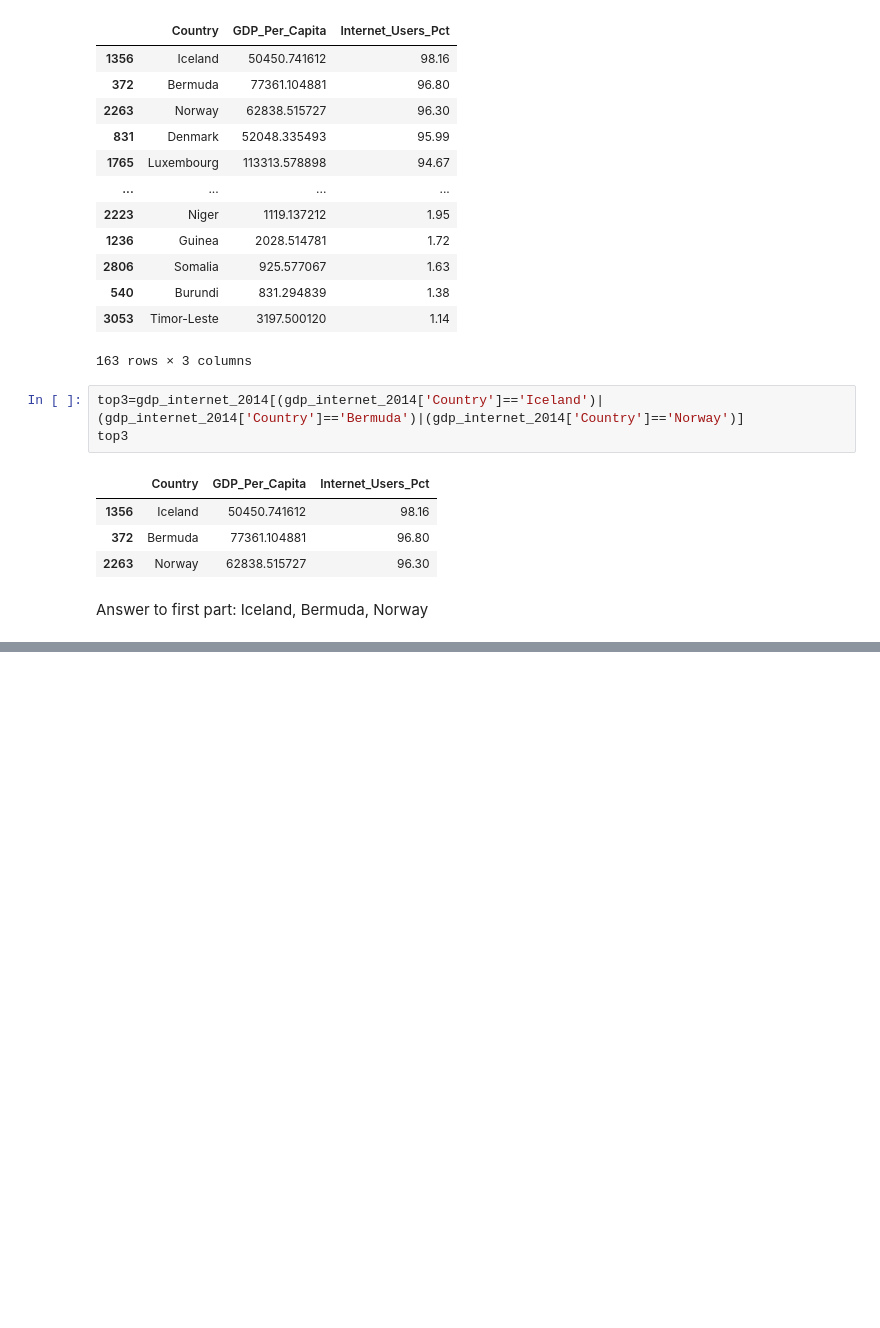
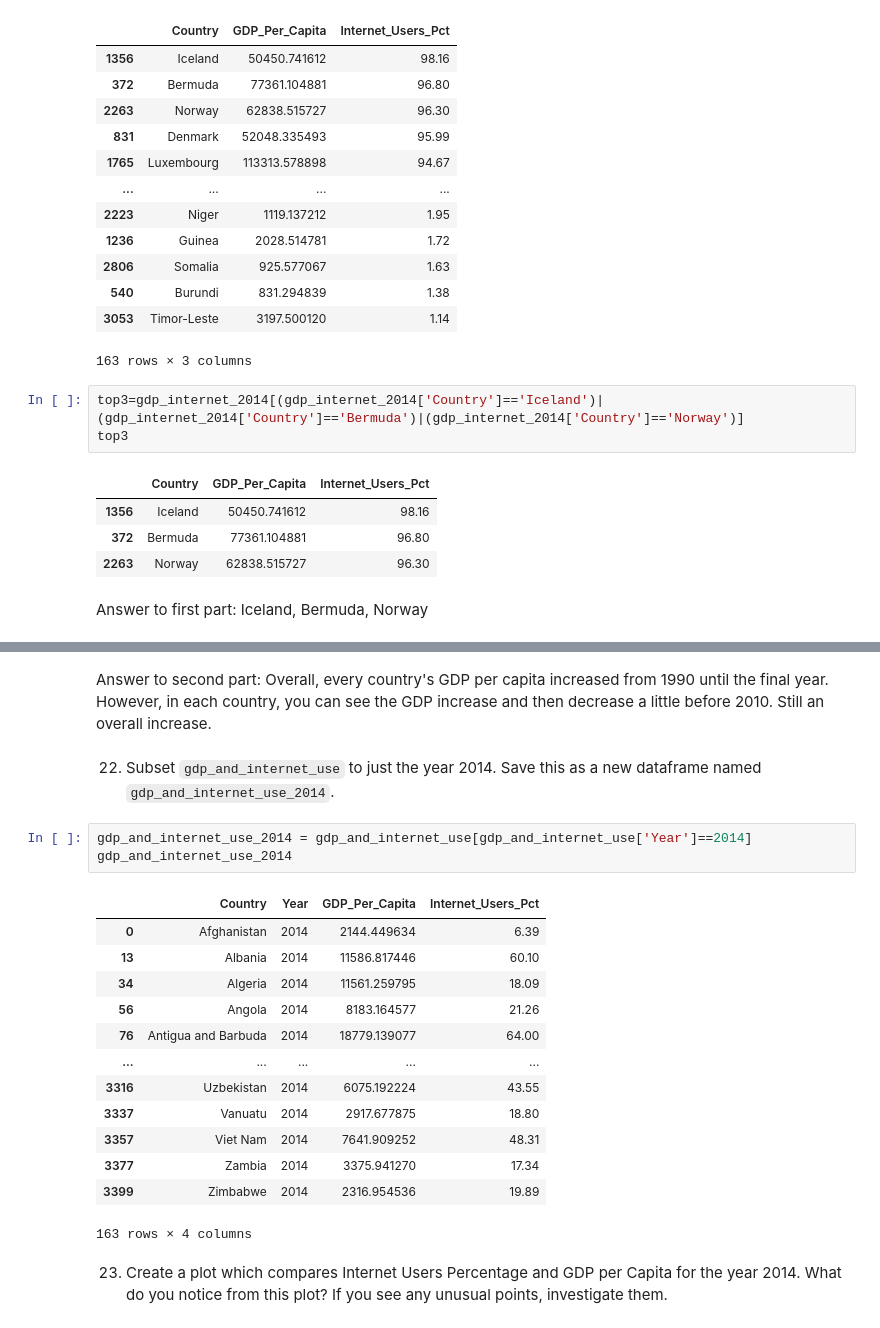
Before and after one commit to NSS-Data-Analytics-Cohort-10/gdp-and-internet-usage-rushichokshi, a Jupyter notebook: notebooks/un_notebook.ipynb, the cells around one changed output, grey strips where cells are left out. Cells and saved outputs as stored; diff of their text form; blank space fills up the shorter version.

```diff
--- a/notebooks/un_notebook.ipynb
+++ b/notebooks/un_notebook.ipynb
@@ -774,0 +759,23 @@ number21
+# %% [markdown]
+Answer to second part: Overall, every country's GDP per capita increased from 1990 until the final year. However, in each country, you can see the GDP increase and then decrease a little before 2010. Still an overall increase.
+# %% [markdown]
+22. Subset `gdp_and_internet_use` to just the year 2014. Save this as a new dataframe named `gdp_and_internet_use_2014`.
+# %%
+gdp_and_internet_use_2014 = gdp_and_internet_use[gdp_and_internet_use['Year']==2014]
+gdp_and_internet_use_2014
+# %% [output]
+|  | Country | Year | GDP_Per_Capita | Internet_Users_Pct |
+| 0 | Afghanistan | 2014 | 2144.449634 | 6.39 |
+| 13 | Albania | 2014 | 11586.817446 | 60.10 |
+| 34 | Algeria | 2014 | 11561.259795 | 18.09 |
+| 56 | Angola | 2014 | 8183.164577 | 21.26 |
+| 76 | Antigua and Barbuda | 2014 | 18779.139077 | 64.00 |
+| ... | ... | ... | ... | ... |
+| 3316 | Uzbekistan | 2014 | 6075.192224 | 43.55 |
+| 3337 | Vanuatu | 2014 | 2917.677875 | 18.80 |
+| 3357 | Viet Nam | 2014 | 7641.909252 | 48.31 |
+| 3377 | Zambia | 2014 | 3375.941270 | 17.34 |
+| 3399 | Zimbabwe | 2014 | 2316.954536 | 19.89 |
+163 rows × 4 columns
+# %% [markdown]
+23. Create a plot which compares Internet Users Percentage and GDP per Capita for the year 2014. What do you notice from this plot? If you see any unusual points, investigate them.
```
Also changed, not shown: parts of 4 cells of this notebook.
